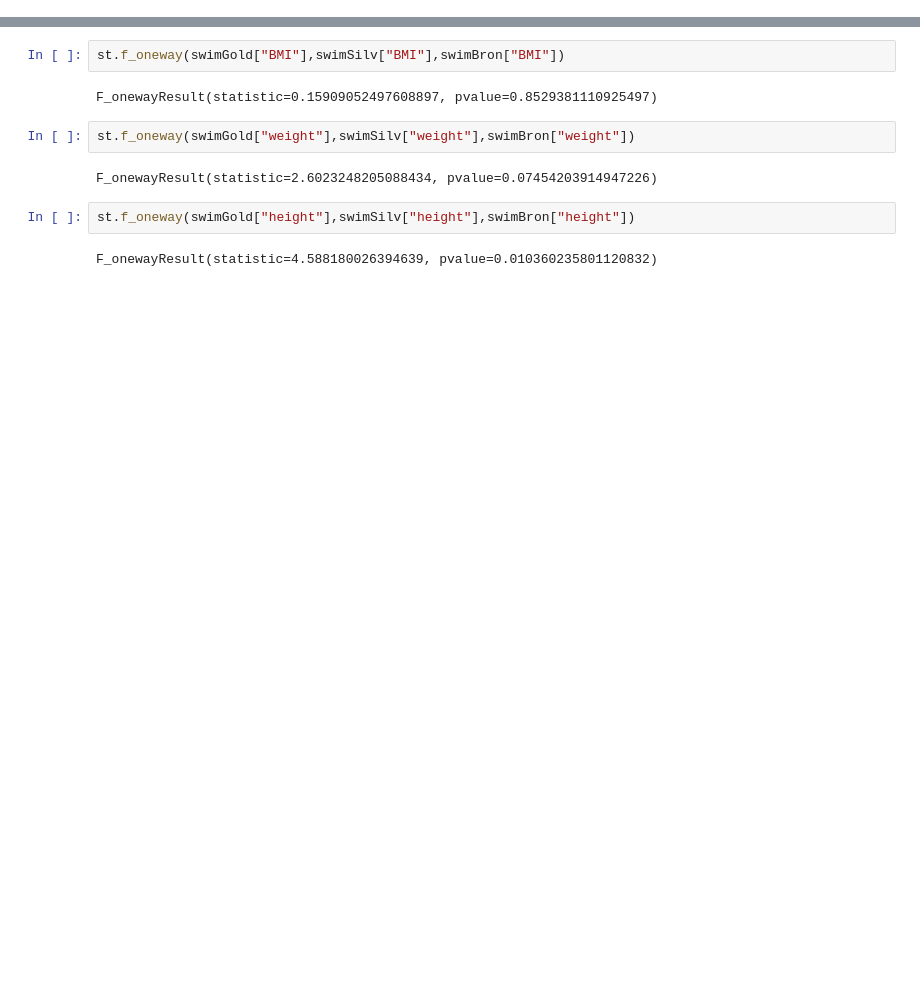
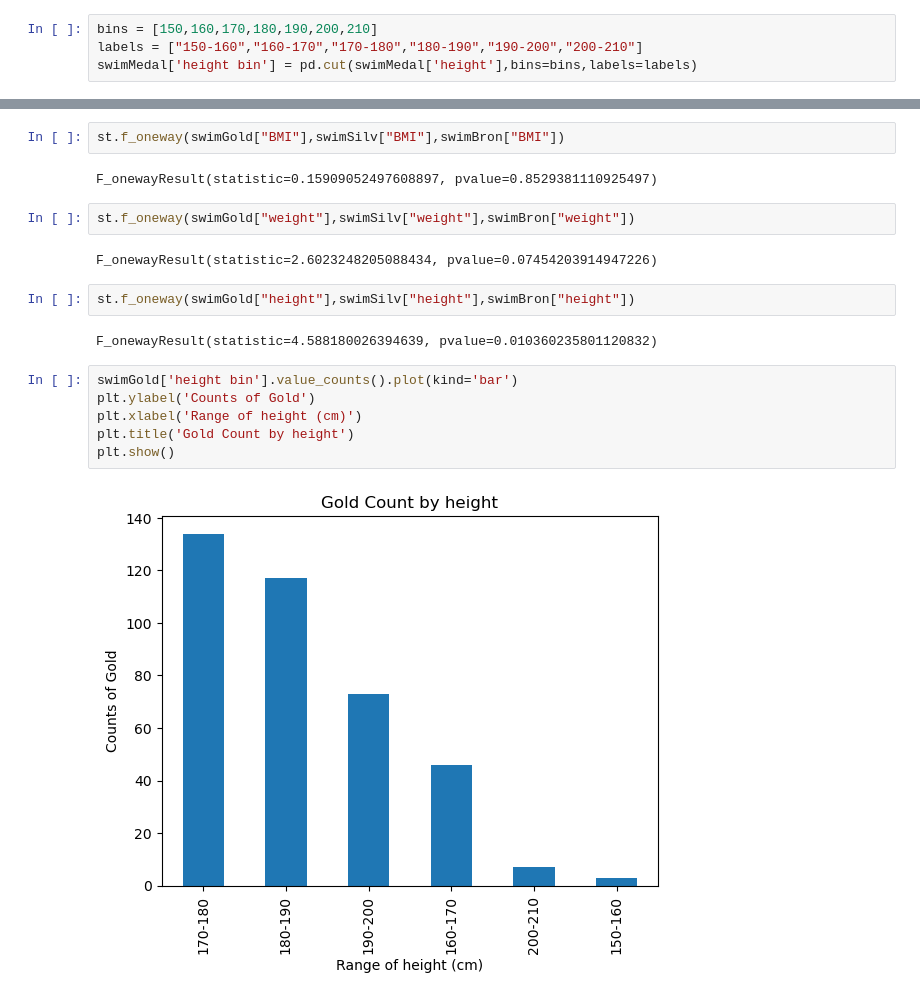
Before and after one commit to kylechou2873/SMU-Project1, a Jupyter notebook: KyleC_Swim/dataRead.ipynb, the cells around one changed output, grey strips where cells are left out. Saved outputs shown, nothing was run; the diff lists cells and outputs as text; blank space fills up the shorter version.

Commit message:
update analysis by height

```diff
--- a/KyleC_Swim/dataRead.ipynb
+++ b/KyleC_Swim/dataRead.ipynb
@@ -40,3 +40,7 @@ See the caveats in the documentation: https://pandas.pydata.org/pandas-docs/stab
 | Bronze | 22.103944 | 179.250660 | 71.403694 | 38.954294 | 203.0 | 104.0 | 17.916331 | 150.0 | 48.0 |
 | Gold | 22.115305 | 181.164062 | 73.028646 | 28.125000 | 203.0 | 105.0 | 17.855321 | 159.0 | 49.0 |
 | Silver | 22.143535 | 180.841969 | 72.813472 | 38.954294 | 203.0 | 105.0 | 17.577069 | 152.0 | 48.0 |
+# %%
+bins = [150,160,170,180,190,200,210]
+labels = ["150-160","160-170","170-180","180-190","190-200","200-210"]
+swimMedal['height bin'] = pd.cut(swimMedal['height'],bins=bins,labels=labels)
@@ -267,3 +293,11 @@ F_onewayResult(statistic=2.6023248205088434, pvalue=0.07454203914947226)
 st.f_oneway(swimGold["height"],swimSilv["height"],swimBron["height"])
 # %% [output]
 F_onewayResult(statistic=4.588180026394639, pvalue=0.010360235801120832)
+# %%
+swimGold['height bin'].value_counts().plot(kind='bar')
+plt.ylabel('Counts of Gold')
+plt.xlabel('Range of height (cm)')
+plt.title('Gold Count by height')
+plt.show()
+# %% [output]
+[figure, added]
```
Also changed, not shown: parts of 4 cells of this notebook.
